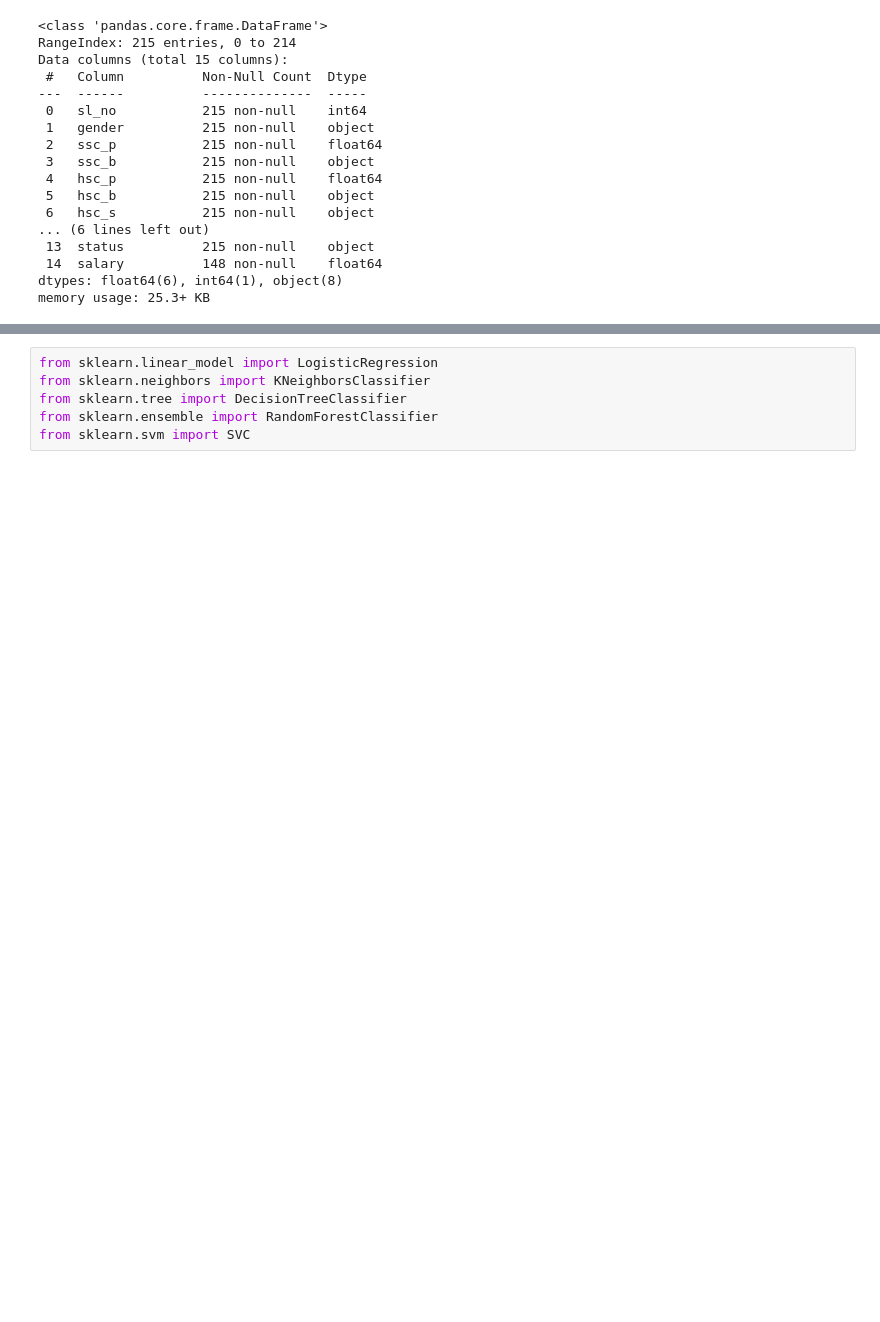
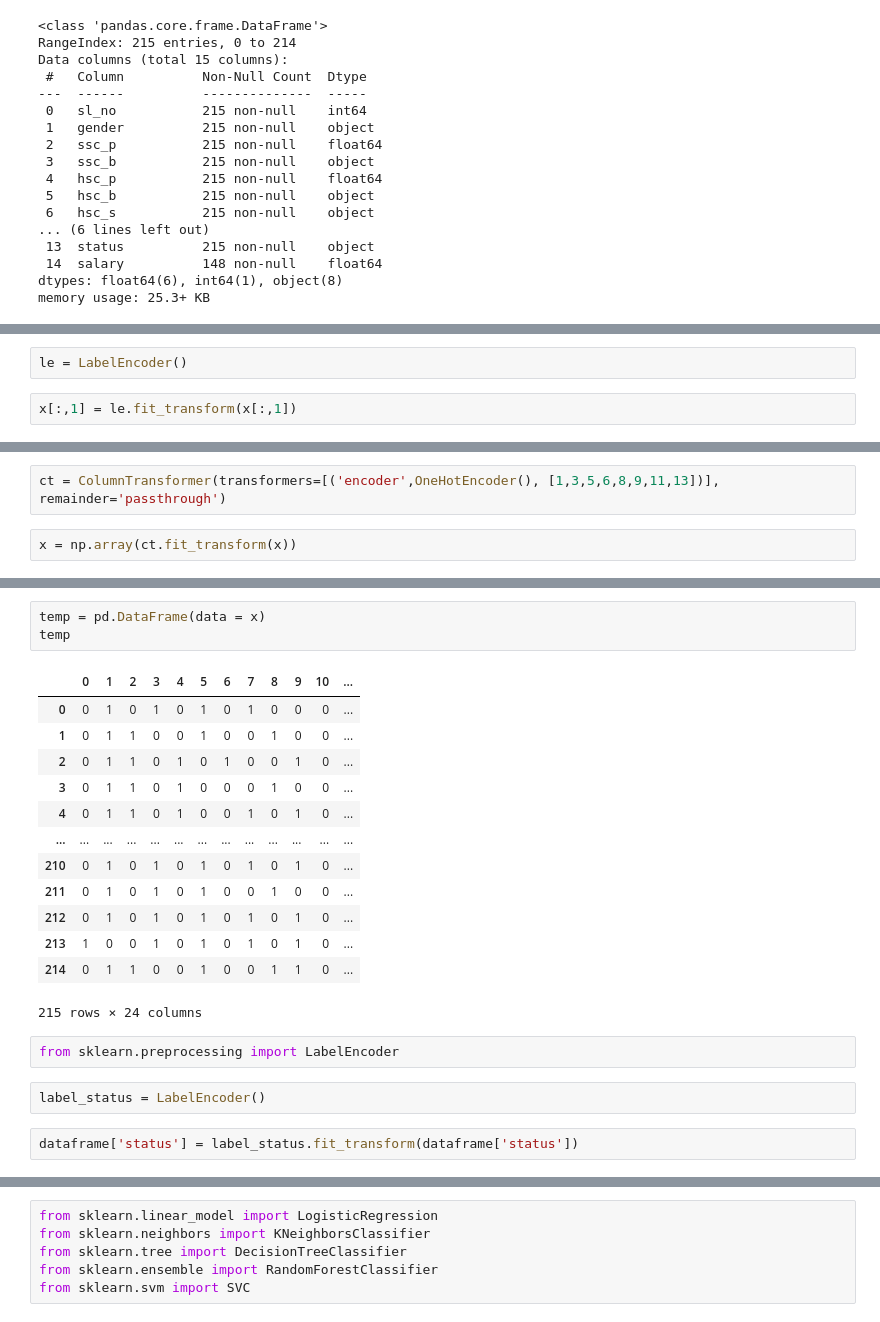
Before and after one commit to harshitha2899/intro-to-ML-Harshitha-g, a Jupyter notebook: Campus_placement.ipynb, the cells around one changed output, grey strips where cells are left out. Cells and saved outputs as stored; diff of their text form; blank space fills up the shorter version.

```diff
--- a/Campus_placement.ipynb
+++ b/Campus_placement.ipynb
@@ -168,0 +174,4 @@ X_test = sc.transform(X_test)
+# %%
+le = LabelEncoder()
+# %%
+x[:,1] = le.fit_transform(x[:,1])
@@ -168,0 +182,4 @@ X_test = sc.transform(X_test)
+# %%
+ct = ColumnTransformer(transformers=[('encoder',OneHotEncoder(), [1,3,5,6,8,9,11,13])], remainder='passthrough')
+# %%
+x = np.array(ct.fit_transform(x))
@@ -168,0 +196,23 @@ X_test = sc.transform(X_test)
+# %%
+temp = pd.DataFrame(data = x)
+temp
+# %% [output]
+|  | 0 | 1 | 2 | 3 | 4 | 5 | 6 | 7 | 8 | 9 | 10 | ... |
+| 0 | 0 | 1 | 0 | 1 | 0 | 1 | 0 | 1 | 0 | 0 | 0 | ... |
+| 1 | 0 | 1 | 1 | 0 | 0 | 1 | 0 | 0 | 1 | 0 | 0 | ... |
+| 2 | 0 | 1 | 1 | 0 | 1 | 0 | 1 | 0 | 0 | 1 | 0 | ... |
+| 3 | 0 | 1 | 1 | 0 | 1 | 0 | 0 | 0 | 1 | 0 | 0 | ... |
+| 4 | 0 | 1 | 1 | 0 | 1 | 0 | 0 | 1 | 0 | 1 | 0 | ... |
+| ... | ... | ... | ... | ... | ... | ... | ... | ... | ... | ... | ... | ... |
+| 210 | 0 | 1 | 0 | 1 | 0 | 1 | 0 | 1 | 0 | 1 | 0 | ... |
+| 211 | 0 | 1 | 0 | 1 | 0 | 1 | 0 | 0 | 1 | 0 | 0 | ... |
+| 212 | 0 | 1 | 0 | 1 | 0 | 1 | 0 | 1 | 0 | 1 | 0 | ... |
+| 213 | 1 | 0 | 0 | 1 | 0 | 1 | 0 | 1 | 0 | 1 | 0 | ... |
+| 214 | 0 | 1 | 1 | 0 | 0 | 1 | 0 | 0 | 1 | 1 | 0 | ... |
+215 rows × 24 columns
+# %%
+from sklearn.preprocessing import LabelEncoder
+# %%
+label_status = LabelEncoder()
+# %%
+dataframe['status'] = label_status.fit_transform(dataframe['status'])
```
Also changed, not shown: parts of 46 cells of this notebook.
